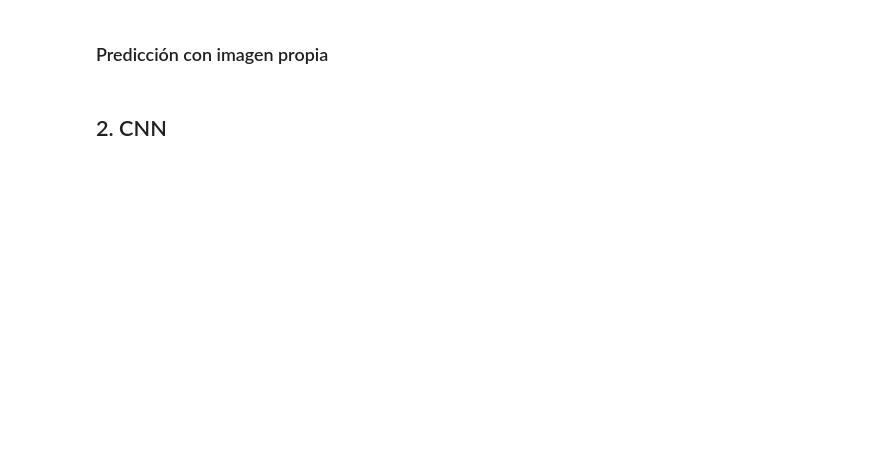
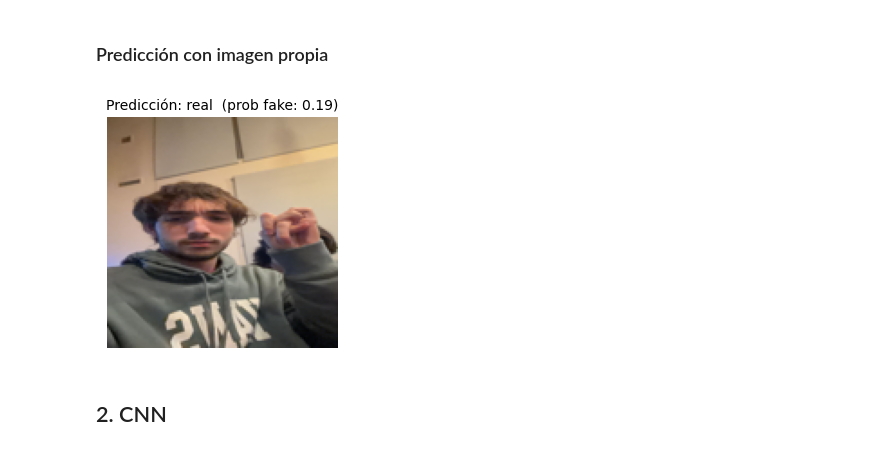
Before and after one commit to lcaminoa/ai-image-detection, a Jupyter notebook: notebooks/99_test_mlp_temp.ipynb, the cells around one changed output. Cells and saved outputs as stored; diff of their text form; code cells hidden in the pictures; blank space fills up the shorter version.

```diff
--- a/notebooks/99_test_mlp_temp.ipynb
+++ b/notebooks/99_test_mlp_temp.ipynb
@@ -71,24 +74,26 @@ plt.show()
 ### Predicción con imagen propia
 # %%
 # Cambiá esta ruta por la de tu imagen
-ruta = Path("mi_imagen.jpg")
+ruta = Path("luca.jpeg")
 
 with PILImage.open(ruta) as img:
-    img_resized = img.convert("RGB").resize((IMG_SIZE, IMG_SIZE))
+    img_resized = img.convert("RGB").resize((MLP_IMG_SIZE, MLP_IMG_SIZE))
 
 x = np.array(img_resized, dtype=np.uint8).flatten().reshape(1, -1)
 x_pca = pca.transform(x).astype(np.float32)
 
 with torch.no_grad():
     logit = model(torch.from_numpy(x_pca))
     prob  = logit.sigmoid().item()
     pred  = "fake" if prob >= 0.5 else "real"
 
 plt.figure(figsize=(3, 3))
 plt.imshow(img_resized)
 plt.title(f"Predicción: {pred}  (prob fake: {prob:.2f})", fontsize=10)
 plt.axis("off")
 plt.show()
+# %% [output]
+[figure, added]
 # %% [markdown]
 ## 2. CNN
 # %%
```
Also changed, not shown: parts of 9 cells of this notebook, 7 other files.
